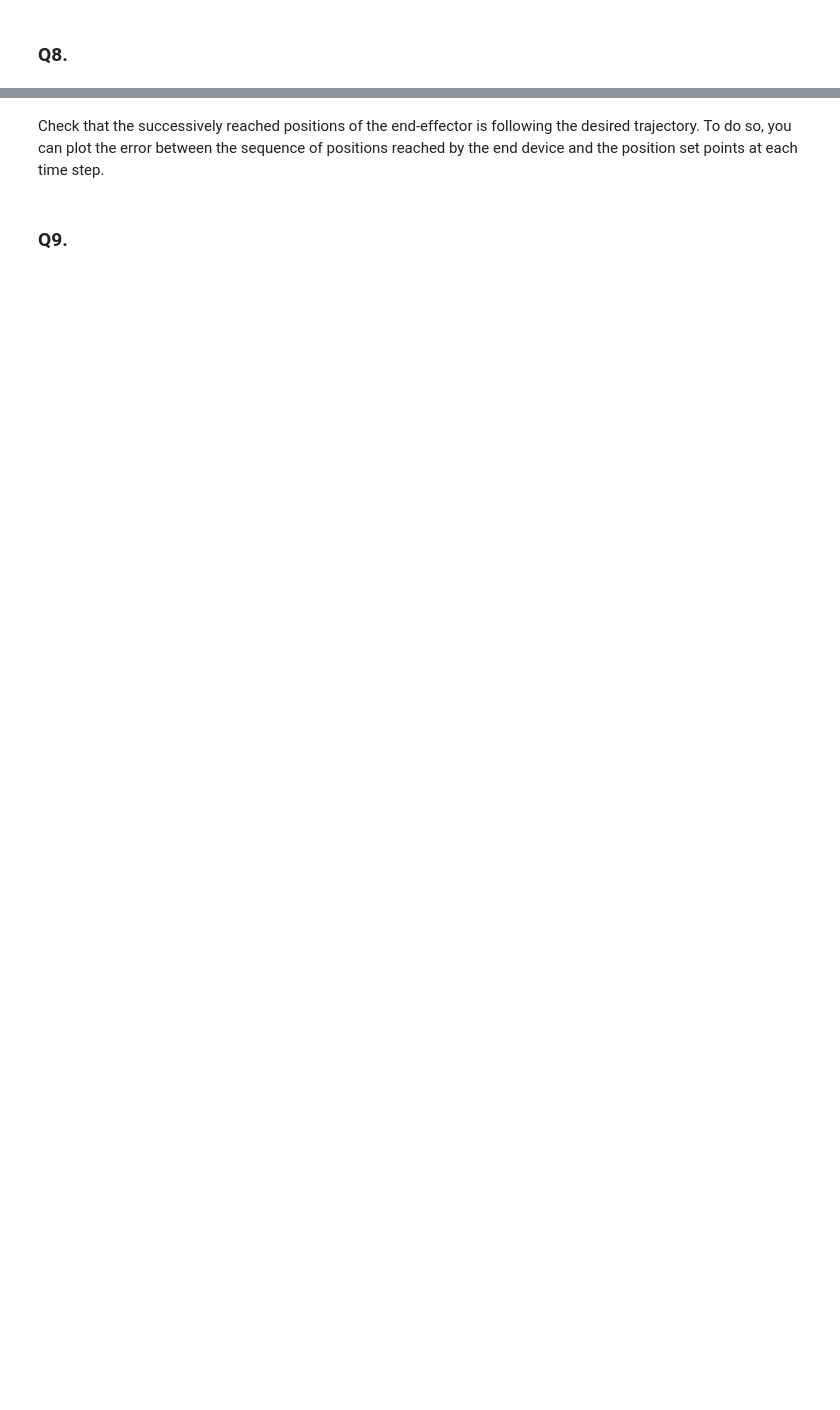
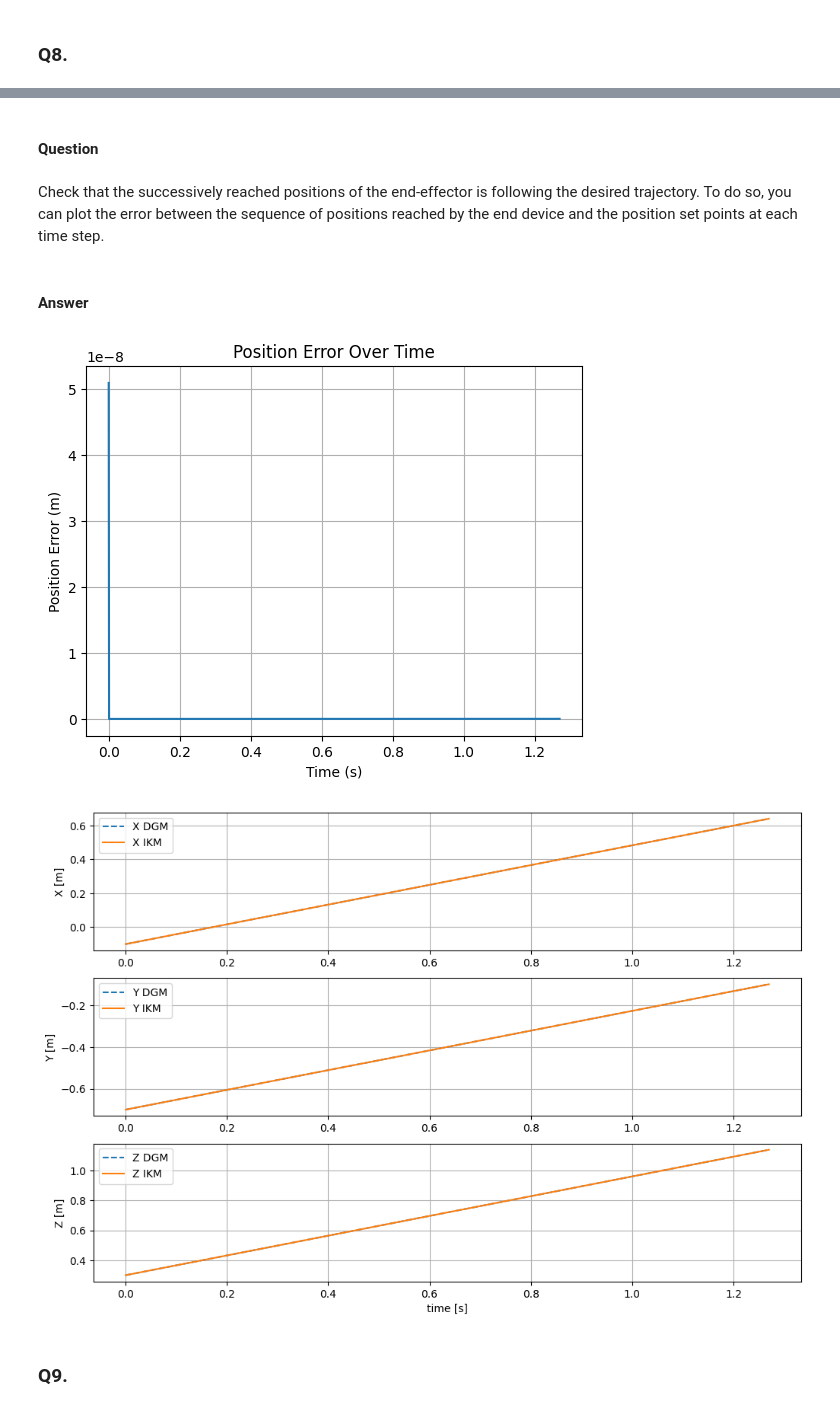
Before and after one commit to tr0fin0/classes_ensta, a Jupyter notebook: 3A/CSC_5RO15_TA/CSC_5RO15_TA_TP1/Tutorial_1.ipynb, the cells around one changed output, grey strips where cells are left out. Cells and saved outputs as stored; diff of their text form; code cells hidden in the pictures; blank space fills up the shorter version.

```diff
--- a/3A/CSC_5RO15_TA/CSC_5RO15_TA_TP1/Tutorial_1.ipynb
+++ b/3A/CSC_5RO15_TA/CSC_5RO15_TA_TP1/Tutorial_1.ipynb
@@ -585,4 +708,53 @@ RobotModel.ComputeIKM = ComputeIKM
+# %% [markdown]
+#### Question
 # %% [markdown]
 Check that the successively reached positions of the end-effector is following the desired trajectory. To do so, you can plot the error between the sequence of positions reached by the end device and the position set points at each time step.
+# %% [markdown]
+#### Answer
+# %%
+def plot_error_absolute(time: np.ndarray[float], errors: np.ndarray[float]) -> None:
+    plt.plot(time, errors)
+    plt.xlabel('Time (s)')
+    plt.ylabel('Position Error (m)')
+    plt.title('Position Error Over Time')
+    plt.grid(True)
+    plt.show()
+# %%
+def plot_coordinates(time, values_DGM, values_IKM) -> None:
+
+    plt.figure(figsize=(12, 8))
+
+    labels = ['X', 'Y', 'Z']
+
+    for i, label in enumerate(labels):
+        plt.subplot(3, 1, i + 1)
+        plt.plot(time, values_DGM[:, i], label=f'{label} DGM', linestyle='--')
+        plt.plot(time, values_IKM[:, i], label=f'{label} IKM')
+
+        plt.ylabel(f'{label} [m]')
+        plt.grid(True)
+        plt.legend()
+
+        if i == 2:
+            plt.xlabel('time [s]')
+# %%
+RobotTutorials.ComputeIKM(q_0i, X_di, X_df, speed=1, period=0.001)
+
+list_X_c_k = []
+errors = []
+for X_d_k, q_d_k in zip(RobotTutorials.list_X_d_k, RobotTutorials.list_q_d_k):
+    RobotTutorials.ComputeDGM(q_d_k)
+    RobotTutorials.ComputeToolPose()
+
+    X_c_k = RobotTutorials.g_0E[0:3, 3]
+
+    list_X_c_k.append(X_c_k)
+    errors.append(np.linalg.norm(X_d_k - X_c_k))
+
+plot_error_absolute(RobotTutorials.discreteTime, errors)
+plot_coordinates(RobotTutorials.discreteTime, np.array(list_X_c_k), np.array(RobotTutorials.list_X_d_k))
+# %% [output]
+[figure, added]
+[figure, added]
 # %% [markdown]
 ### Q9.
```
Also changed, not shown: parts of 89 cells of this notebook.
